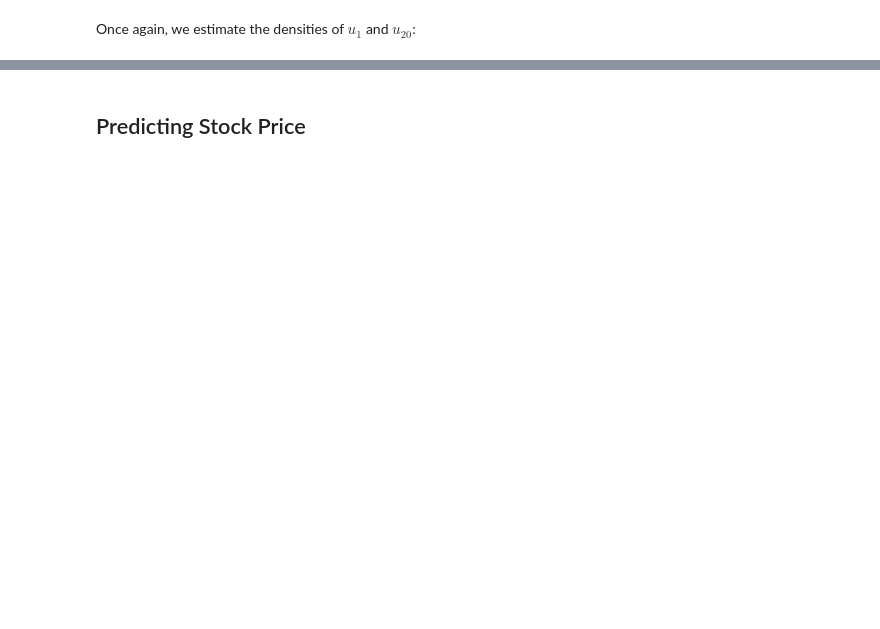
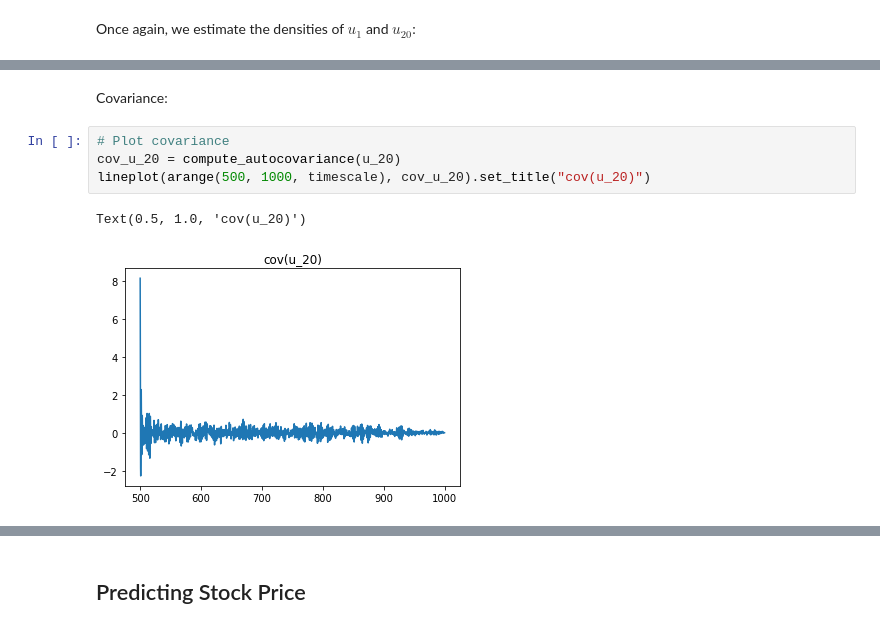
Before and after one commit to olokobayusuf/uncertainty-quant, a Jupyter notebook: time_series.ipynb, the cells around one changed output, grey strips where cells are left out. Cells and saved outputs as stored; diff of their text form; blank space fills up the shorter version.

```diff
--- a/time_series.ipynb
+++ b/time_series.ipynb
@@ -217,0 +233,9 @@ print(f"KL divergence: {kl_div}")
+# %% [markdown]
+Covariance:
+# %%
+# Plot covariance
+cov_u_20 = compute_autocovariance(u_20)
+lineplot(arange(500, 1000, timescale), cov_u_20).set_title("cov(u_20)")
+# %% [output]
+Text(0.5, 1.0, 'cov(u_20)')
+[figure, added]
```
Also changed, not shown: parts of 25 cells of this notebook, 1 other file.
